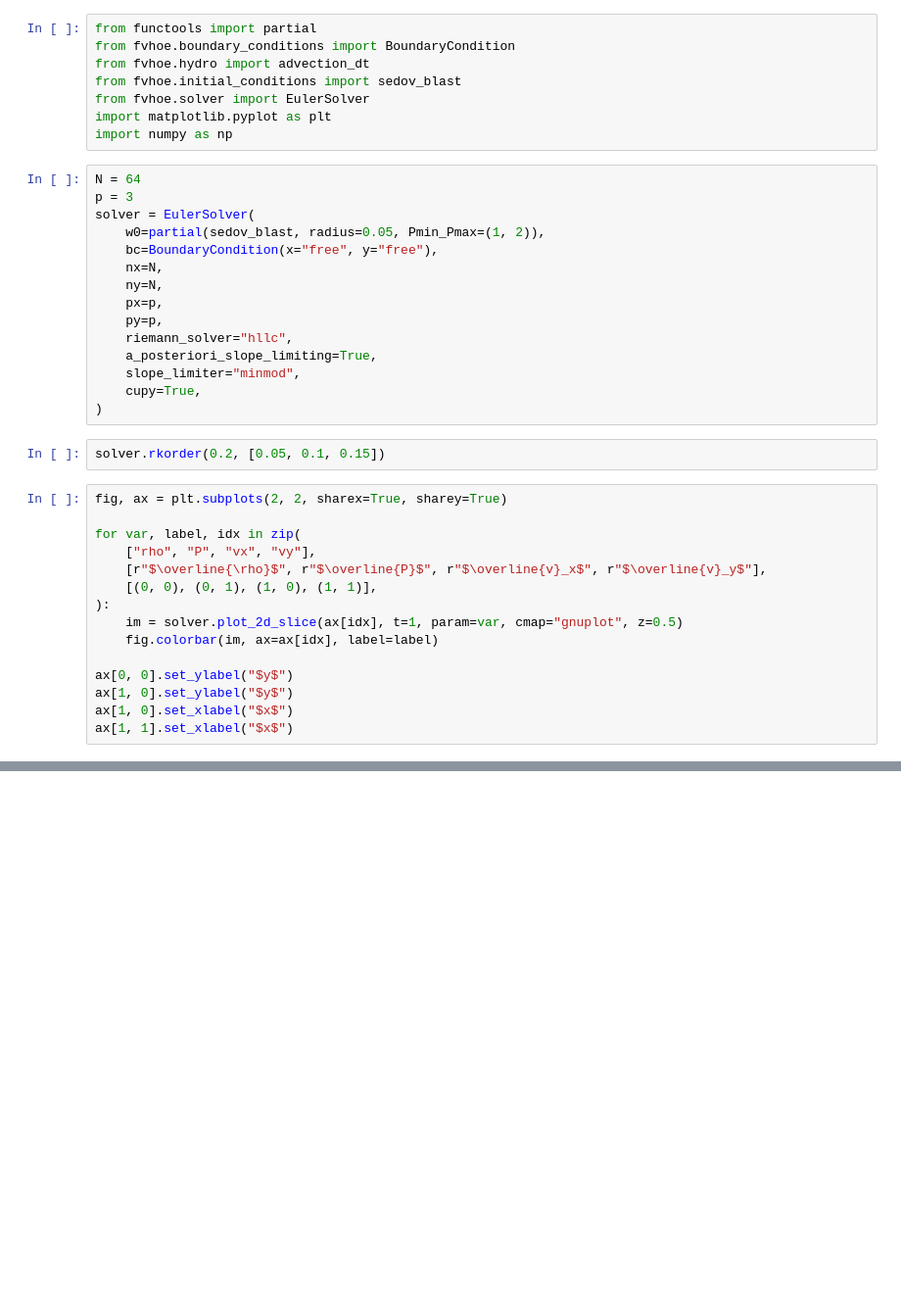
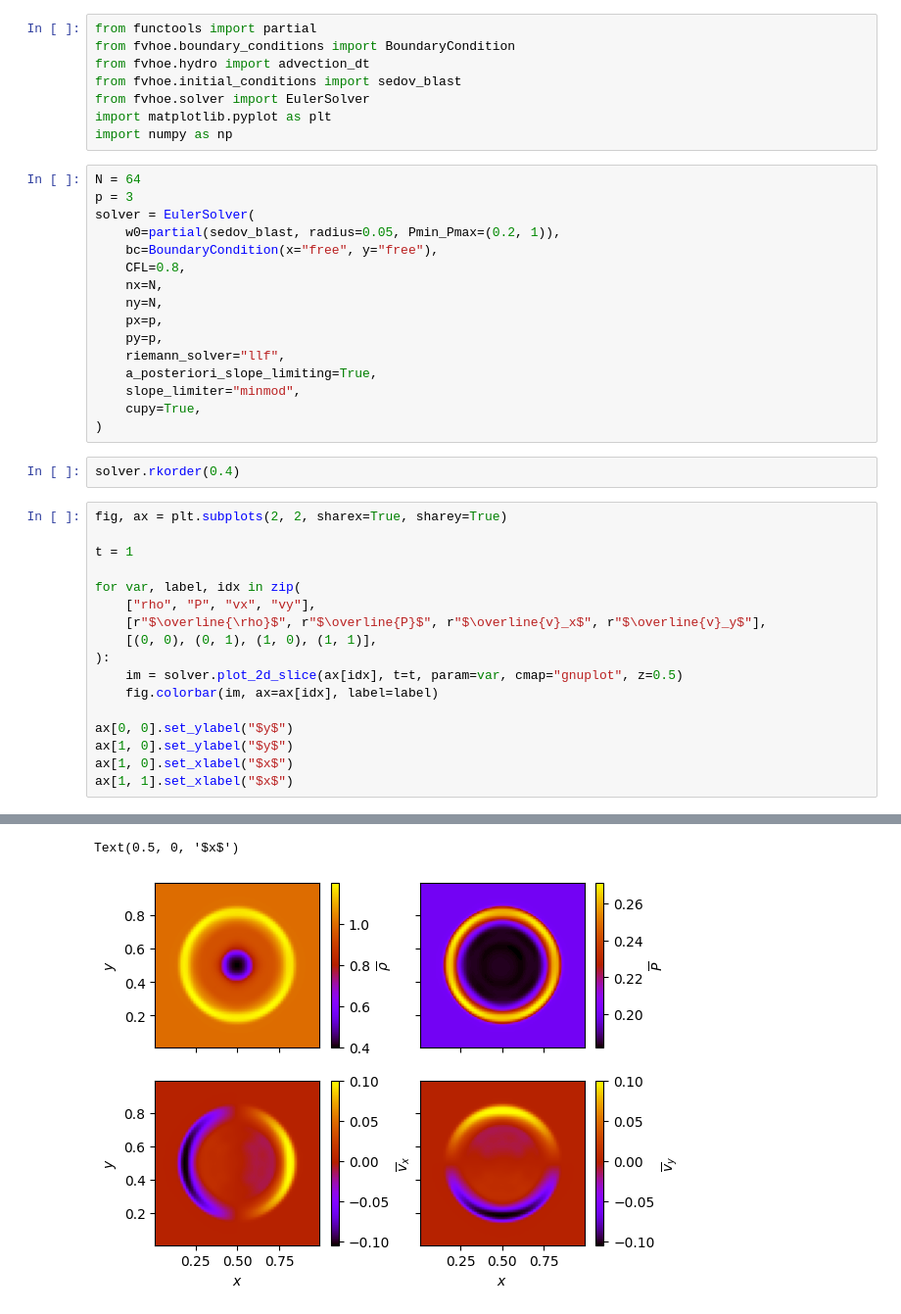
Before and after one commit to jpalafou/FVHOE, a Jupyter notebook: examples/euler/sedov_2d.ipynb, the cells around one changed output, grey strips where cells are left out. Shown at 98% size. Drawn from its saved outputs; the diff is of its cells as text; blank space fills up the shorter version.

Commit message:
fix: sedov blast test pressure

```diff
--- a/examples/euler/sedov_2d.ipynb
+++ b/examples/euler/sedov_2d.ipynb
@@ -10,31 +10,35 @@ import numpy as np
 N = 64
 p = 3
 solver = EulerSolver(
-    w0=partial(sedov_blast, radius=0.05, Pmin_Pmax=(1, 2)),
+    w0=partial(sedov_blast, radius=0.05, Pmin_Pmax=(0.2, 1)),
     bc=BoundaryCondition(x="free", y="free"),
+    CFL=0.8,
     nx=N,
     ny=N,
     px=p,
     py=p,
-    riemann_solver="hllc",
+    riemann_solver="llf",
     a_posteriori_slope_limiting=True,
     slope_limiter="minmod",
     cupy=True,
 )
-# %%
-solver.rkorder(0.2, [0.05, 0.1, 0.15])
+# %%
+solver.rkorder(0.4)
 # %%
 fig, ax = plt.subplots(2, 2, sharex=True, sharey=True)
+
+t = 1
 
 for var, label, idx in zip(
     ["rho", "P", "vx", "vy"],
     [r"$\overline{\rho}$", r"$\overline{P}$", r"$\overline{v}_x$", r"$\overline{v}_y$"],
     [(0, 0), (0, 1), (1, 0), (1, 1)],
 ):
-    im = solver.plot_2d_slice(ax[idx], t=1, param=var, cmap="gnuplot", z=0.5)
+    im = solver.plot_2d_slice(ax[idx], t=t, param=var, cmap="gnuplot", z=0.5)
     fig.colorbar(im, ax=ax[idx], label=label)
 
 ax[0, 0].set_ylabel("$y$")
 ax[1, 0].set_ylabel("$y$")
 ax[1, 0].set_xlabel("$x$")
 ax[1, 1].set_xlabel("$x$")
+# %% [output]
@@ -41,3 +53,5 @@ ax[1, 1].set_xlabel("$x$")
+Text(0.5, 0, '$x$')
+[figure, added]
 # %%
 for n in [0, -1]:
     m_tot = np.sum(solver.snapshots[0]["fv"].rho[:, 0, 0]) * (
```
Also changed, not shown: parts of 3 cells of this notebook, 1 other file.
